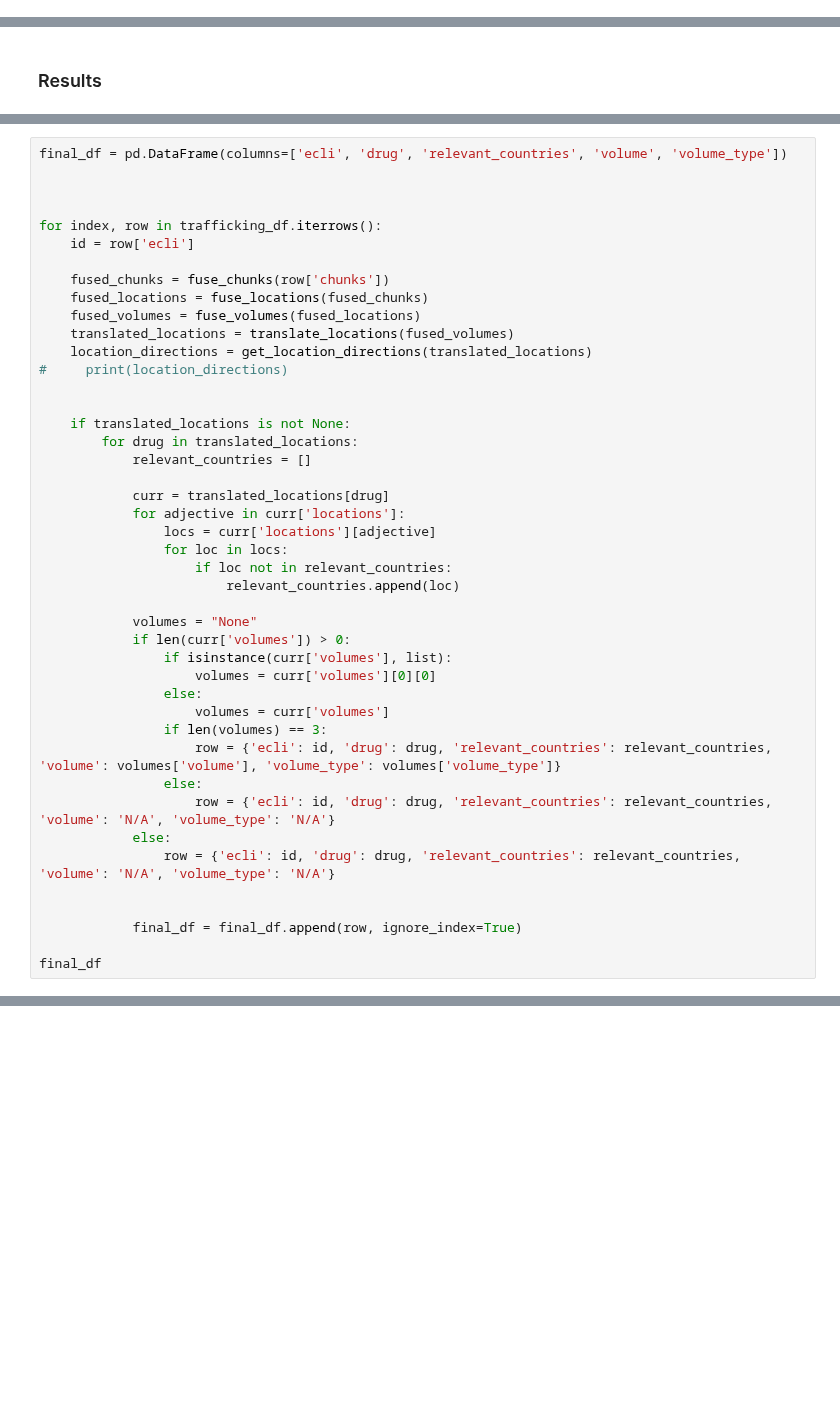
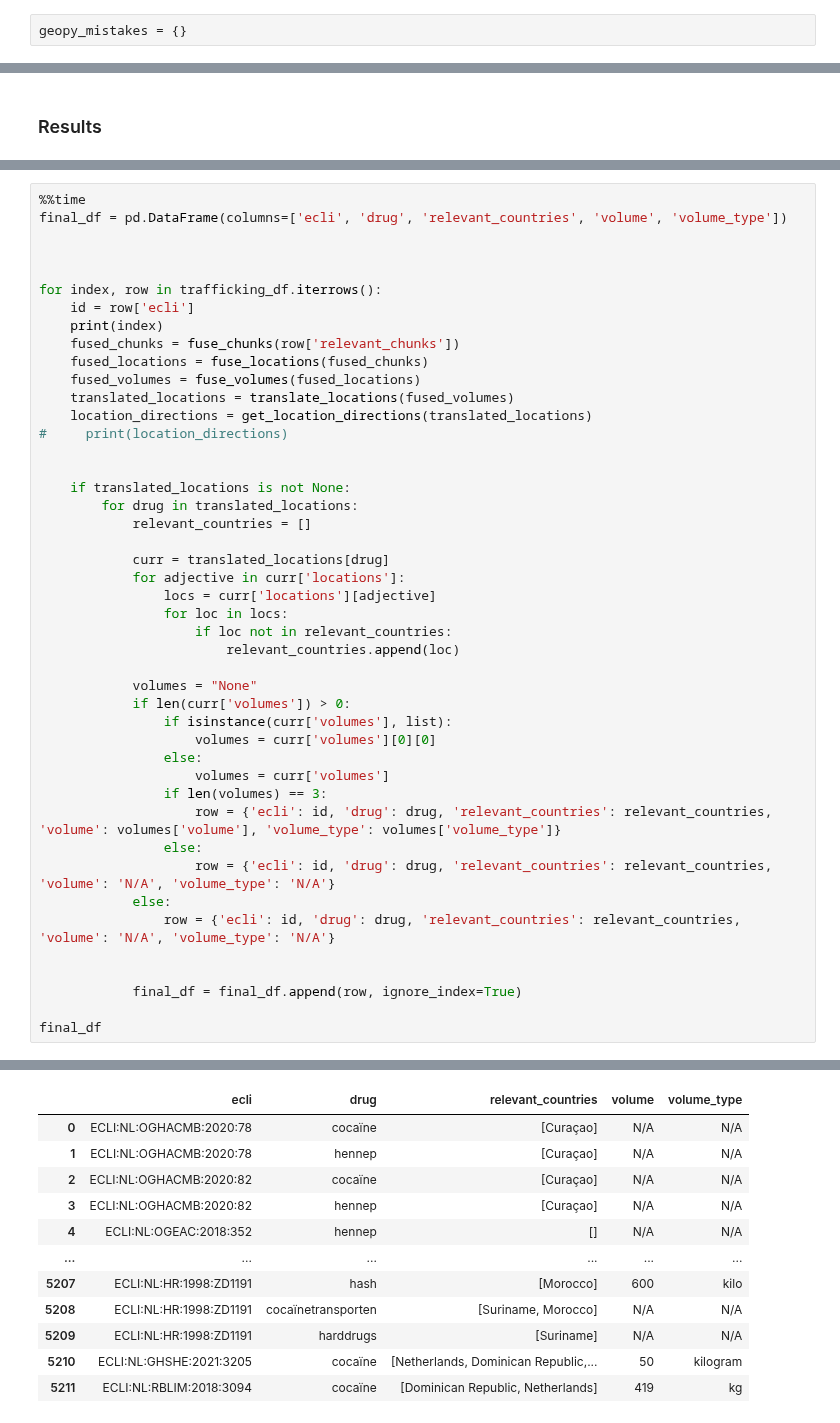
Before and after one commit to bloemetjesgordijn/Master-thesis, a Jupyter notebook: NER and POS tagging.ipynb, the cells around one changed output, grey strips where cells are left out. Saved outputs shown, nothing was run; the diff lists cells and outputs as text; blank space fills up the shorter version.

```diff
--- a/NER and POS tagging.ipynb
+++ b/NER and POS tagging.ipynb
@@ -18,6 +19,8 @@ open_file.close()
 open_file = open('saves/countries_to_exclude.pkl', "rb")
 countries_to_exclude = pickle.load(open_file)
 open_file.close()
+# %%
+geopy_mistakes = {}
 # %%
 api_key = 'AIzaSyCcbIhMxSz5OP74pDT0aQLTvXDSMaV8tFk'
 geocode_url = 'https://maps.googleapis.com/maps/api/geocode/json?address='
@@ -268,12 +289,13 @@ def get_location_directions(data):
 # %%
+%%time
 final_df = pd.DataFrame(columns=['ecli', 'drug', 'relevant_countries', 'volume', 'volume_type'])
 
 
 
 for index, row in trafficking_df.iterrows():
     id = row['ecli']
-
-    fused_chunks = fuse_chunks(row['chunks'])
+    print(index)
+    fused_chunks = fuse_chunks(row['relevant_chunks'])
     fused_locations = fuse_locations(fused_chunks)
     fused_volumes = fuse_volumes(fused_locations)
     translated_locations = translate_locations(fused_volumes)
@@ -309,3 +331,4 @@ for index, row in trafficking_df.iterrows():
             final_df = final_df.append(row, ignore_index=True)
 
 final_df
+# %% [output]
@@ -311,0 +352,12 @@ final_df
+|  | ecli | drug | relevant_countries | volume | volume_type |
+| 0 | ECLI:NL:OGHACMB:2020:78 | cocaïne | [Curaçao] | N/A | N/A |
+| 1 | ECLI:NL:OGHACMB:2020:78 | hennep | [Curaçao] | N/A | N/A |
+| 2 | ECLI:NL:OGHACMB:2020:82 | cocaïne | [Curaçao] | N/A | N/A |
+| 3 | ECLI:NL:OGHACMB:2020:82 | hennep | [Curaçao] | N/A | N/A |
+| 4 | ECLI:NL:OGEAC:2018:352 | hennep | [] | N/A | N/A |
+| ... | ... | ... | ... | ... | ... |
+| 5207 | ECLI:NL:HR:1998:ZD1191 | hash | [Morocco] | 600 | kilo |
+| 5208 | ECLI:NL:HR:1998:ZD1191 | cocaïnetransporten | [Suriname, Morocco] | N/A | N/A |
+| 5209 | ECLI:NL:HR:1998:ZD1191 | harddrugs | [Suriname] | N/A | N/A |
+| 5210 | ECLI:NL:GHSHE:2021:3205 | cocaïne | [Netherlands, Dominican Republic,... | 50 | kilogram |
+| 5211 | ECLI:NL:RBLIM:2018:3094 | cocaïne | [Dominican Republic, Netherlands] | 419 | kg |
```
Also changed, not shown: parts of 6 cells of this notebook, 3 other files.
